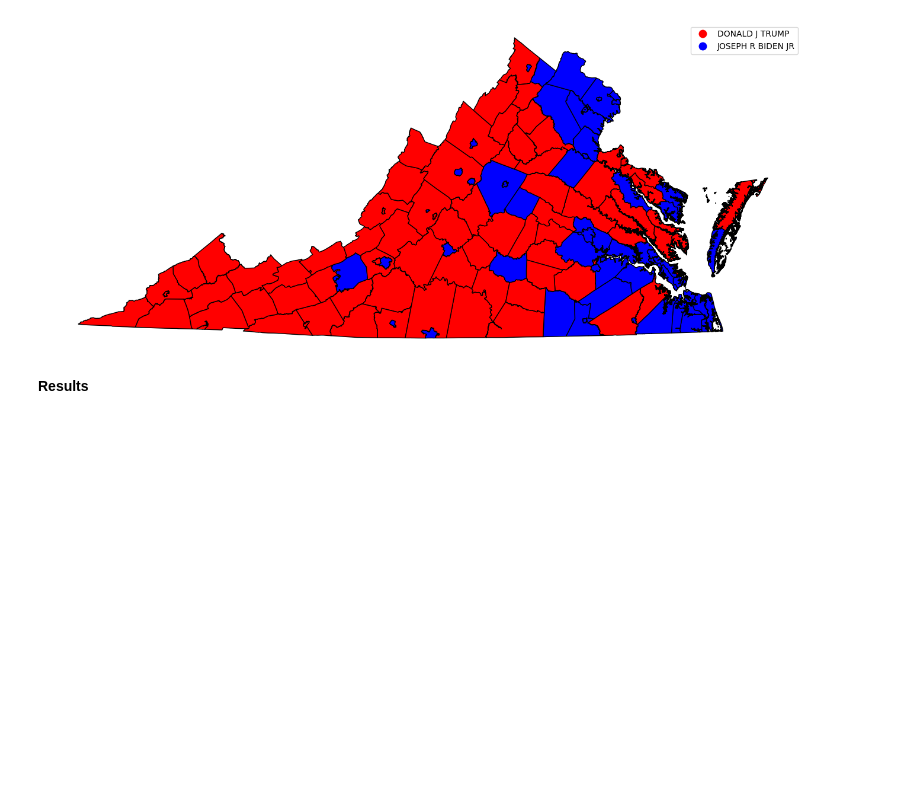
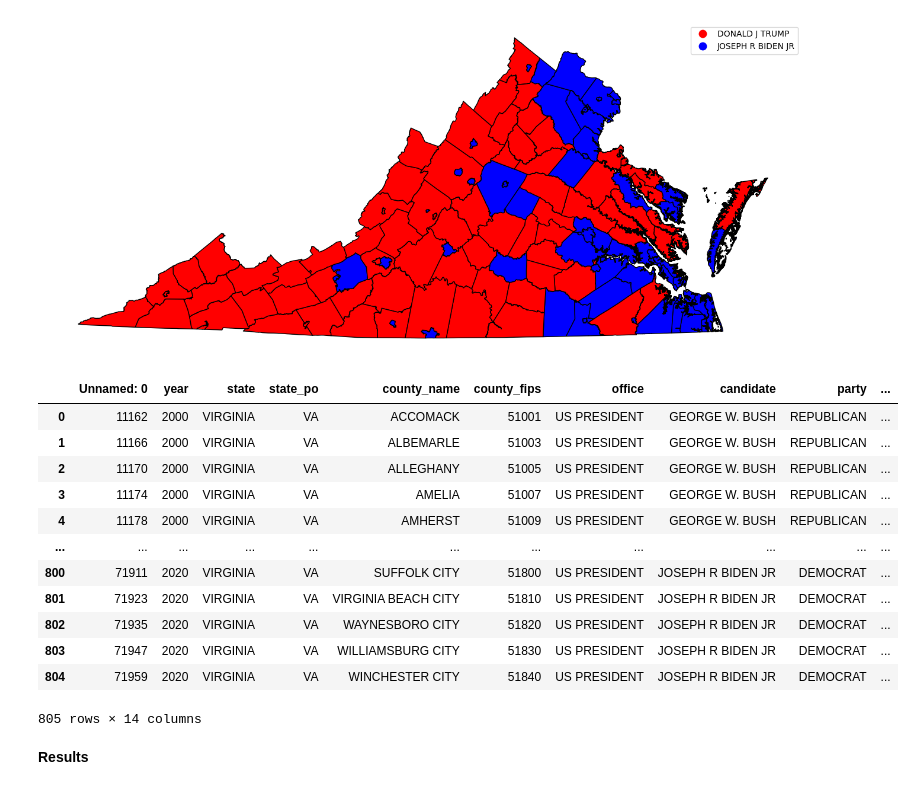
Before and after one commit to vnewsome/project_voting, a Jupyter notebook: ML_project3.ipynb, the cells around one changed output. Drawn from its saved outputs; the diff is of its cells as text; code cells hidden in the pictures; blank space fills up the shorter version.

```diff
--- a/ML_project3.ipynb
+++ b/ML_project3.ipynb
@@ -160,3 +166,30 @@ mapwin2020.plot(ax=ax,column='candidate',cmap='bwr_r',legend=True,edgecolor='k')
 [figure]
 # %%
 # Every county votes for the candidate from the party with the most wins from 2000-2020. If there is a tie, then the recent party holds tiebreaker.
+# winning candidate
+max_candidatevotes = votevadf.groupby(['year','county_fips'])['candidatevotes'].transform('max')
+winning_rows = votevadf[votevadf['candidatevotes']==max_candidatevotes]
+win_df = pd.DataFrame(winning_rows)
+win_df.reset_index(drop=True, inplace=True)
+# %%
+# percent of democratic wins
+county_vote = win_df.groupby(['county_fips', 'party']).size().unstack(fill_value=0)
+county_vote['percent_D_wins'] = county_vote['DEMOCRAT'] / county_vote['REPUBLICAN'] # I can't do math this probably could be done better
+county_win = pd.merge(win_df, county_vote, on='county_fips', how='left')
+county_win.drop(columns=['DEMOCRAT','OTHER','REPUBLICAN'], inplace=True)
+
+county_win
+# %% [output]
+|  | Unnamed: 0 | year | state | state_po | county_name | county_fips | office | candidate | party | ... |
+| 0 | 11162 | 2000 | VIRGINIA | VA | ACCOMACK | 51001 | US PRESIDENT | GEORGE W. BUSH | REPUBLICAN | ... |
+| 1 | 11166 | 2000 | VIRGINIA | VA | ALBEMARLE | 51003 | US PRESIDENT | GEORGE W. BUSH | REPUBLICAN | ... |
+| 2 | 11170 | 2000 | VIRGINIA | VA | ALLEGHANY | 51005 | US PRESIDENT | GEORGE W. BUSH | REPUBLICAN | ... |
+| 3 | 11174 | 2000 | VIRGINIA | VA | AMELIA | 51007 | US PRESIDENT | GEORGE W. BUSH | REPUBLICAN | ... |
+| 4 | 11178 | 2000 | VIRGINIA | VA | AMHERST | 51009 | US PRESIDENT | GEORGE W. BUSH | REPUBLICAN | ... |
+| ... | ... | ... | ... | ... | ... | ... | ... | ... | ... | ... |
+| 800 | 71911 | 2020 | VIRGINIA | VA | SUFFOLK CITY | 51800 | US PRESIDENT | JOSEPH R BIDEN JR | DEMOCRAT | ... |
+| 801 | 71923 | 2020 | VIRGINIA | VA | VIRGINIA BEACH CITY | 51810 | US PRESIDENT | JOSEPH R BIDEN JR | DEMOCRAT | ... |
+| 802 | 71935 | 2020 | VIRGINIA | VA | WAYNESBORO CITY | 51820 | US PRESIDENT | JOSEPH R BIDEN JR | DEMOCRAT | ... |
+| 803 | 71947 | 2020 | VIRGINIA | VA | WILLIAMSBURG CITY | 51830 | US PRESIDENT | JOSEPH R BIDEN JR | DEMOCRAT | ... |
+| 804 | 71959 | 2020 | VIRGINIA | VA | WINCHESTER CITY | 51840 | US PRESIDENT | JOSEPH R BIDEN JR | DEMOCRAT | ... |
+805 rows × 14 columns
```
Also changed, not shown: parts of 2 cells of this notebook.
